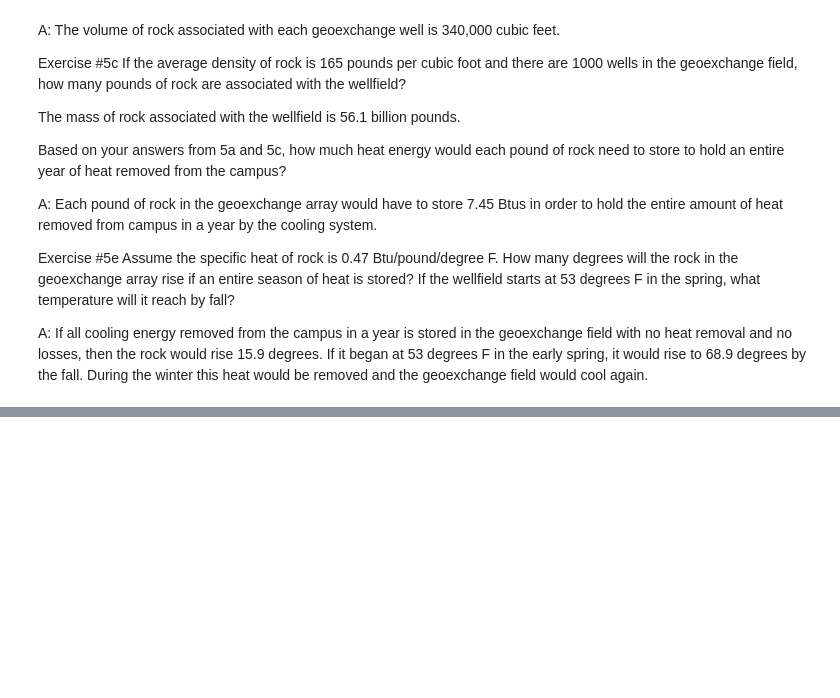
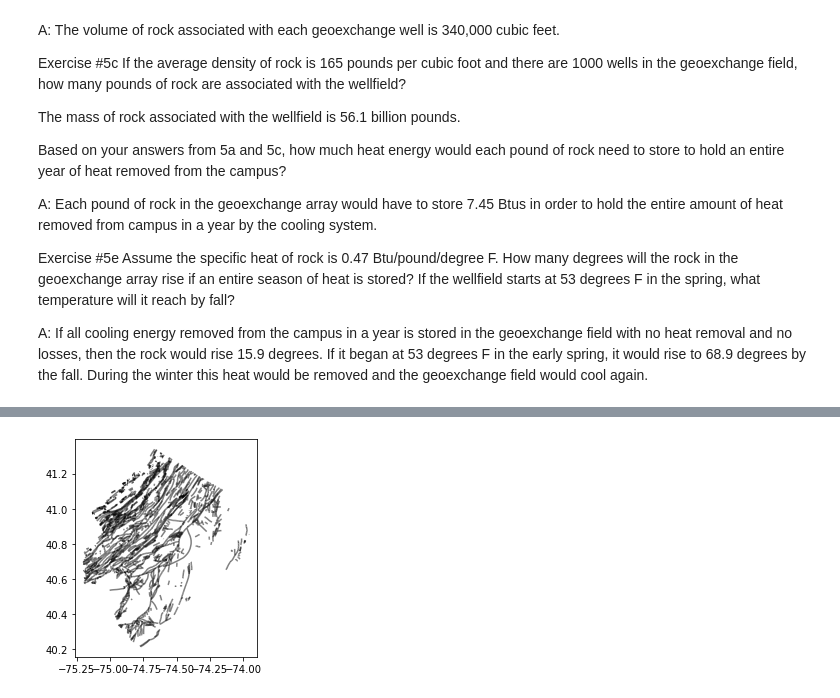
Before and after one commit to globalseismology/avni-courses.solid-earth-fundamentals, a Jupyter notebook: Field_Trip_3_Local_Geology/Field_Trip_Local_Geology_worksheet.ipynb, the cells around one changed output, grey strips where cells are left out. Drawn from its saved outputs; the diff is of its cells as text; code cells hidden in the pictures; blank space fills up the shorter version.

```diff
--- a/Field_Trip_3_Local_Geology/Field_Trip_Local_Geology_worksheet.ipynb
+++ b/Field_Trip_3_Local_Geology/Field_Trip_Local_Geology_worksheet.ipynb
@@ -172,0 +252,5 @@ Princeton is installing over a thousand geoexchange bores on campus. The bores a
+# %%
+NJ_structure = gpd.read_file('Files/NJ/NJ_structure.shp')
+ax = NJ_structure.plot(alpha=0.5, edgecolor='k')
+# %% [output]
+[figure, added]
```
Also changed, not shown: parts of 10 cells of this notebook, 12 other files.
